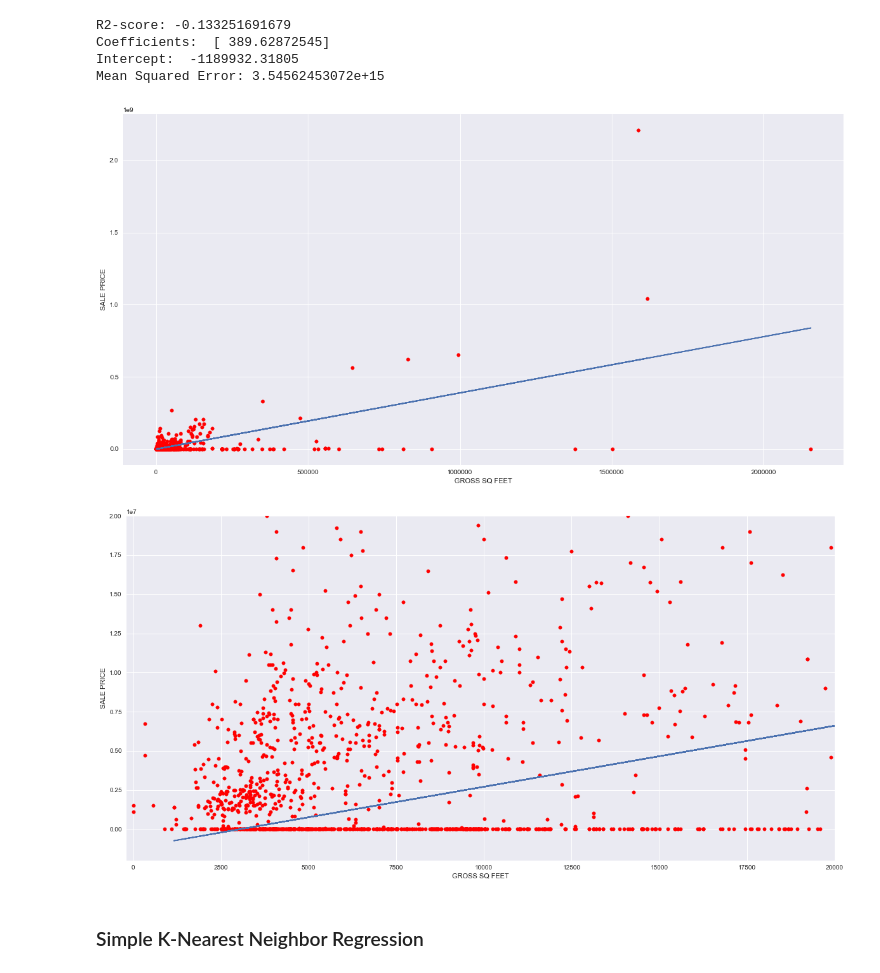
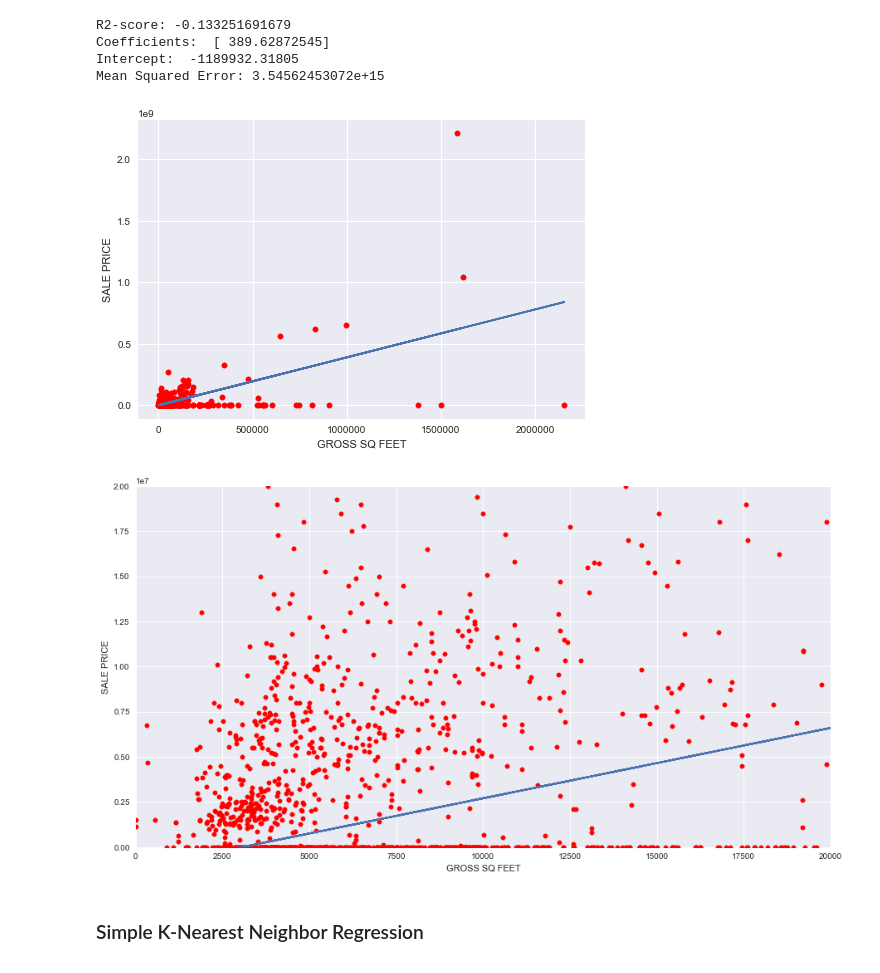
Before and after one commit to unchitta/f17-machine-learning-project, a Jupyter notebook: notebooks/05-manhattan-rolling-sales-exploratory-analysis.ipynb, the cells around one changed output. Drawn from its saved outputs; the diff is of its cells as text; code cells hidden in the pictures.

Commit message:
fix k-nn plots in notebook 05

```diff
--- a/notebooks/05-manhattan-rolling-sales-exploratory-analysis.ipynb
+++ b/notebooks/05-manhattan-rolling-sales-exploratory-analysis.ipynb
@@ -133,39 +133,40 @@ print(X_test.shape, y_test.shape)
 lm = LinearRegression()
 lm.fit(X_train.values.reshape(-1,1), y_train)
 
-y_preds = lm.predict(X_test.values.reshape(-1,1))
+y_hat = lm.predict(X_test.values.reshape(-1,1))
 
 print('R2-score:', lm.score(X_test.values.reshape(-1,1), y_test)) # negative r-score...does that make sense?
 
 # The coefficients
 print('Coefficients: ', lm.coef_)
 print('Intercept: ', lm.intercept_)
-print('Mean Squared Error:', mean_squared_error(y_test, y_preds))
+print('Mean Squared Error:', mean_squared_error(y_test, y_hat))
 # %% [output]
 R2-score: -0.133251691679
 Coefficients:  [ 389.62872545]
 Intercept:  -1189932.31805
 Mean Squared Error: 3.54562453072e+15
 # %%
-plt.figure(figsize=(20,10))
+#plt.figure(figsize=(20,10))
 plt.scatter(x.values.reshape(-1,1),y, s=30, c='r')
-plt.plot(X_test.values.reshape(-1,1),y_preds)
+plt.plot(X_test.values.reshape(-1,1),y_hat)
 plt.xlabel('GROSS SQ FEET')
 plt.ylabel('SALE PRICE')
 plt.show()
 # %% [output]
-[figure, old version]
+[figure, new version]
 # %%
-plt.figure(figsize=(20,10))
+plt.figure(figsize=(15,8))
 plt.scatter(x.values.reshape(-1,1),y, s=30, c='r')
-plt.plot(X_test.values.reshape(-1,1),y_preds)
+plt.plot(X_test.values.reshape(-1,1),y_hat)
+plt.axis('tight')
 plt.xlabel('GROSS SQ FEET')
 plt.ylabel('SALE PRICE')
-plt.ylim([-2000000,20000000])
-plt.xlim([-200,20000])
+plt.ylim([0,20000000])
+plt.xlim([0,20000])
 plt.show()
 # %% [output]
-[figure, old version]
+[figure, new version]
 # %% [markdown]
 ### Simple K-Nearest Neighbor Regression
 # %% [markdown]
```
Also changed, not shown: parts of 2 cells of this notebook.
